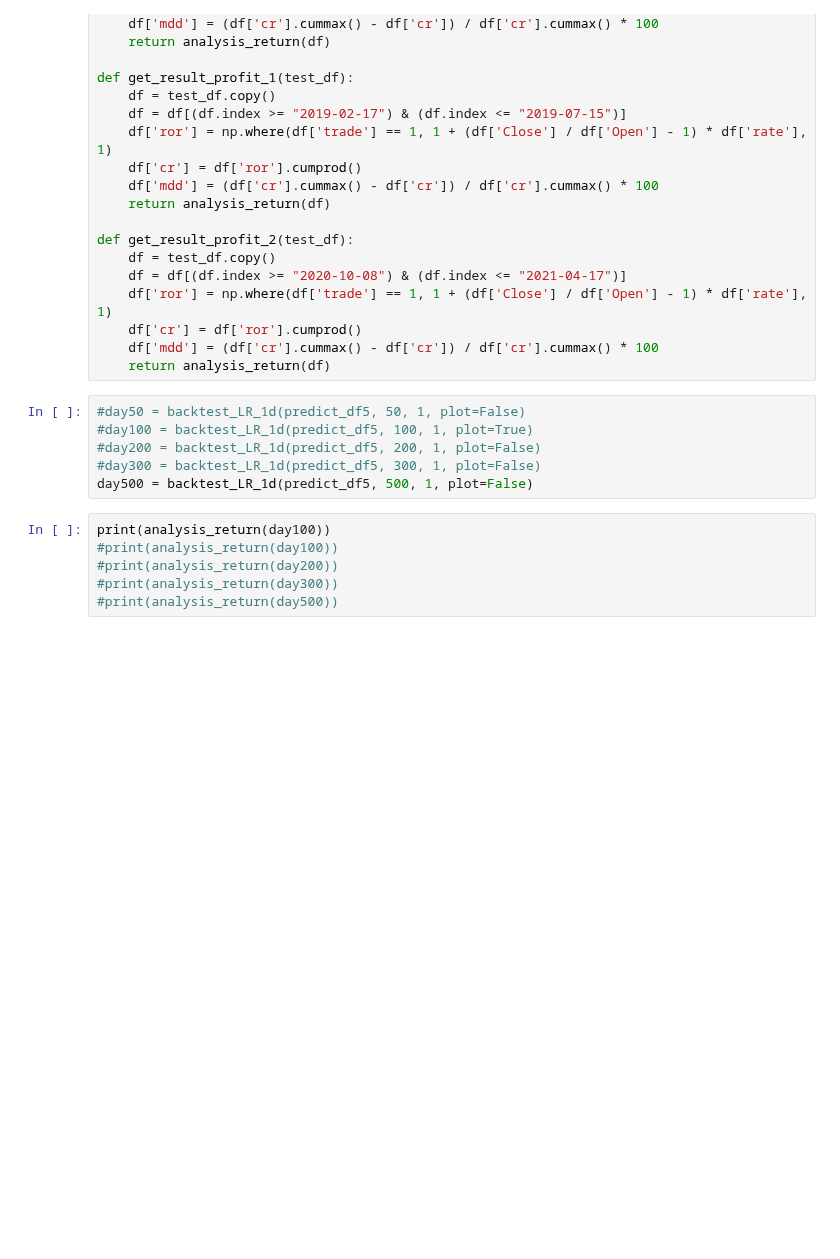
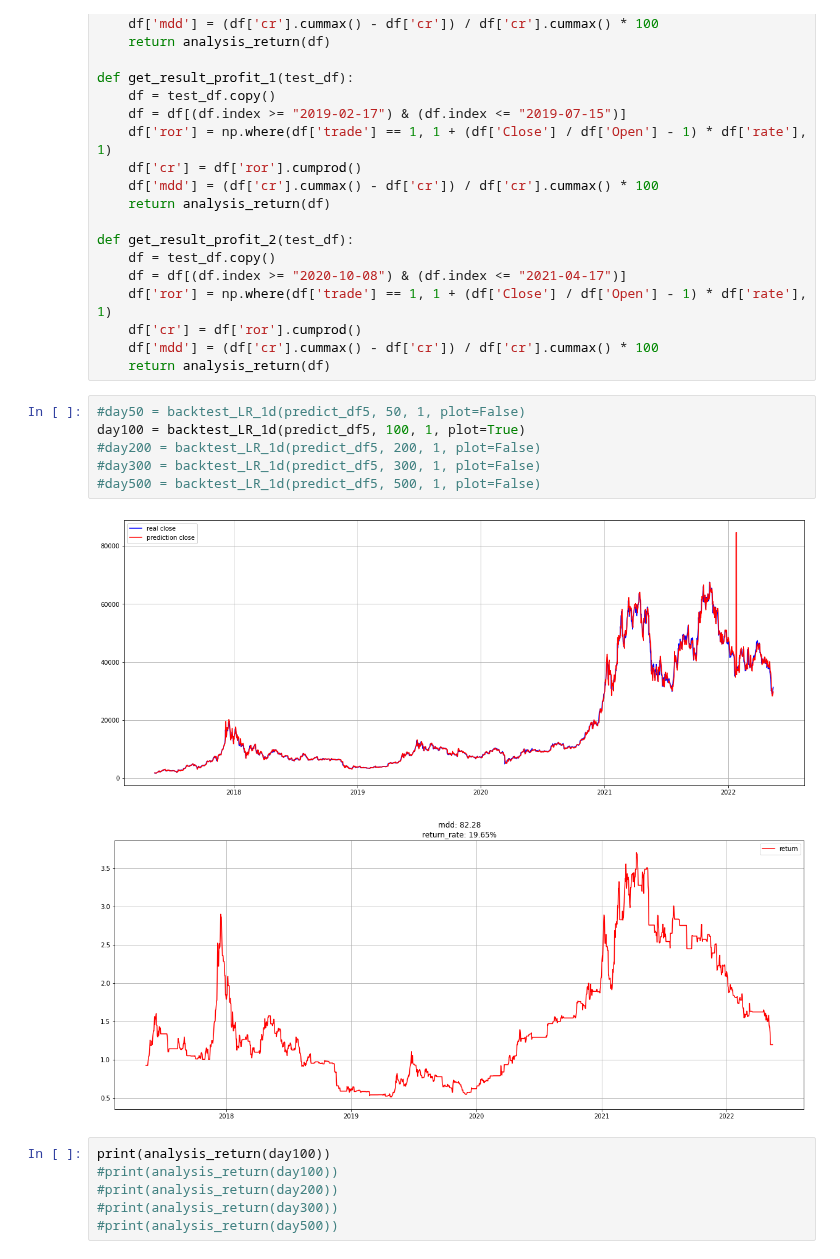
Before and after one commit to happysms/RuleBase-VS-TimeSeries-Algorithm, a Jupyter notebook: Model/LinearRegression/LR_for_finalreport_sourcecode.ipynb, the cells around one changed output. Saved outputs shown, nothing was run; the diff lists cells and outputs as text; blank space fills up the shorter version.

```diff
--- a/Model/LinearRegression/linear_regression_ Export.ipynb
+++ b/Model/LinearRegression/LR_for_finalreport_sourcecode.ipynb
@@ -482,10 +670,13 @@ def get_result_profit_2(test_df):
     return analysis_return(df)
 # %%
 #day50 = backtest_LR_1d(predict_df5, 50, 1, plot=False)
-#day100 = backtest_LR_1d(predict_df5, 100, 1, plot=True)
+day100 = backtest_LR_1d(predict_df5, 100, 1, plot=True)
 #day200 = backtest_LR_1d(predict_df5, 200, 1, plot=False)
 #day300 = backtest_LR_1d(predict_df5, 300, 1, plot=False)
-day500 = backtest_LR_1d(predict_df5, 500, 1, plot=False)
+#day500 = backtest_LR_1d(predict_df5, 500, 1, plot=False)
+# %% [output]
+[figure, added]
+[figure, added]
 # %%
 print(analysis_return(day100))
 #print(analysis_return(day100))
```
Also changed, not shown: parts of 9 cells of this notebook.
